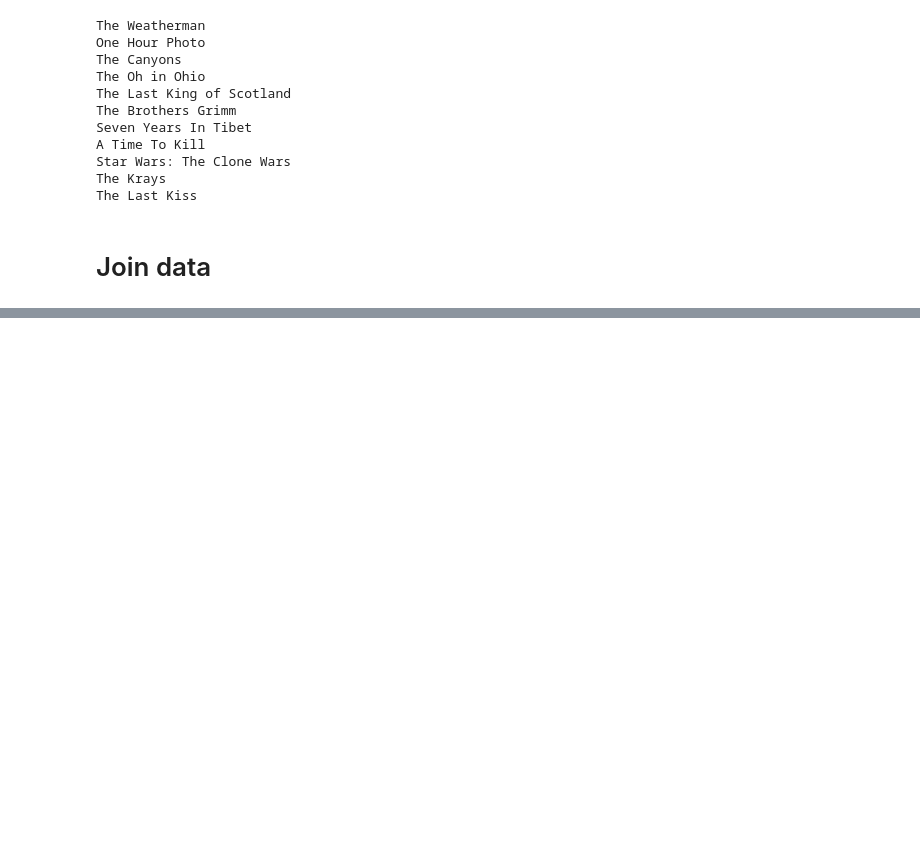
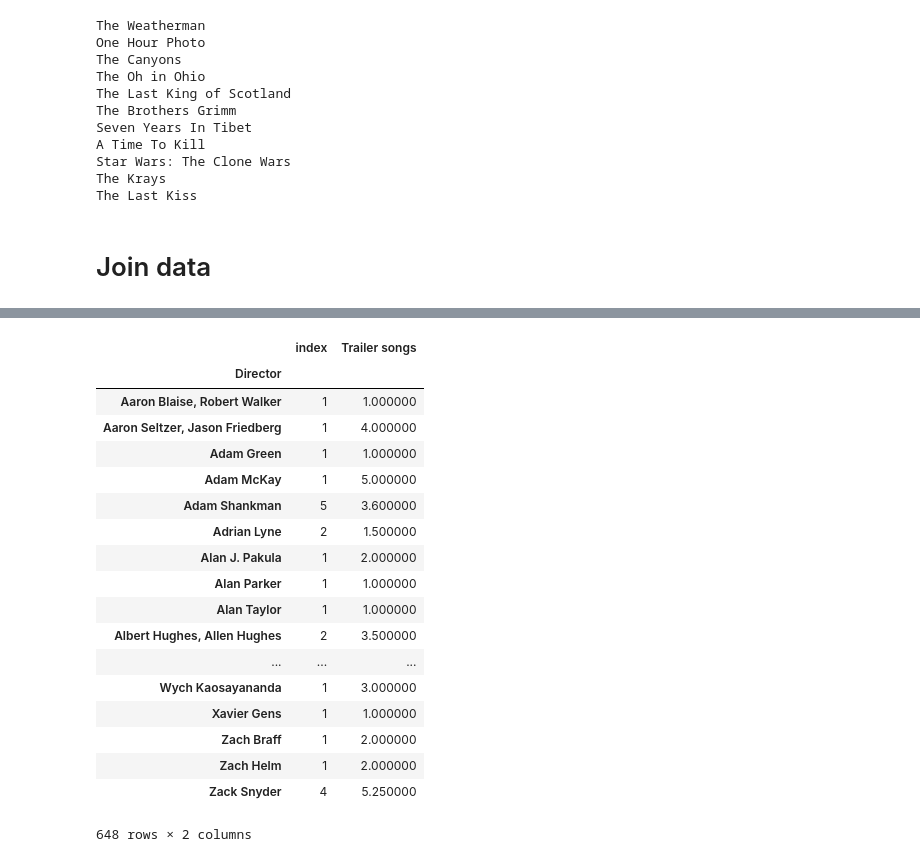
Before and after one commit to brianckeegan/Trailers, a Jupyter notebook: Trailers.ipynb, the cells around one changed output, grey strips where cells are left out. Saved outputs shown, nothing was run; the diff lists cells and outputs as text; code cells hidden in the pictures; blank space fills up the shorter version.

```diff
--- a/Trailers.ipynb
+++ b/Trailers.ipynb
@@ -354,0 +377,23 @@ plt.yscale('log')
+# %%
+df2.groupby('Director').agg({'index':len,
+                             'Trailer songs':np.mean})
+# %% [output]
+|  | index | Trailer songs |
+| Director |  |  |
+| Aaron Blaise, Robert Walker | 1 | 1.000000 |
+| Aaron Seltzer, Jason Friedberg | 1 | 4.000000 |
+| Adam Green | 1 | 1.000000 |
+| Adam McKay | 1 | 5.000000 |
+| Adam Shankman | 5 | 3.600000 |
+| Adrian Lyne | 2 | 1.500000 |
+| Alan J. Pakula | 1 | 2.000000 |
+| Alan Parker | 1 | 1.000000 |
+| Alan Taylor | 1 | 1.000000 |
+| Albert Hughes, Allen Hughes | 2 | 3.500000 |
+| ... | ... | ... |
+| Wych Kaosayananda | 1 | 3.000000 |
+| Xavier Gens | 1 | 1.000000 |
+| Zach Braff | 1 | 2.000000 |
+| Zach Helm | 1 | 2.000000 |
+| Zack Snyder | 4 | 5.250000 |
+648 rows × 2 columns
```
Also changed, not shown: parts of 9 cells of this notebook.
